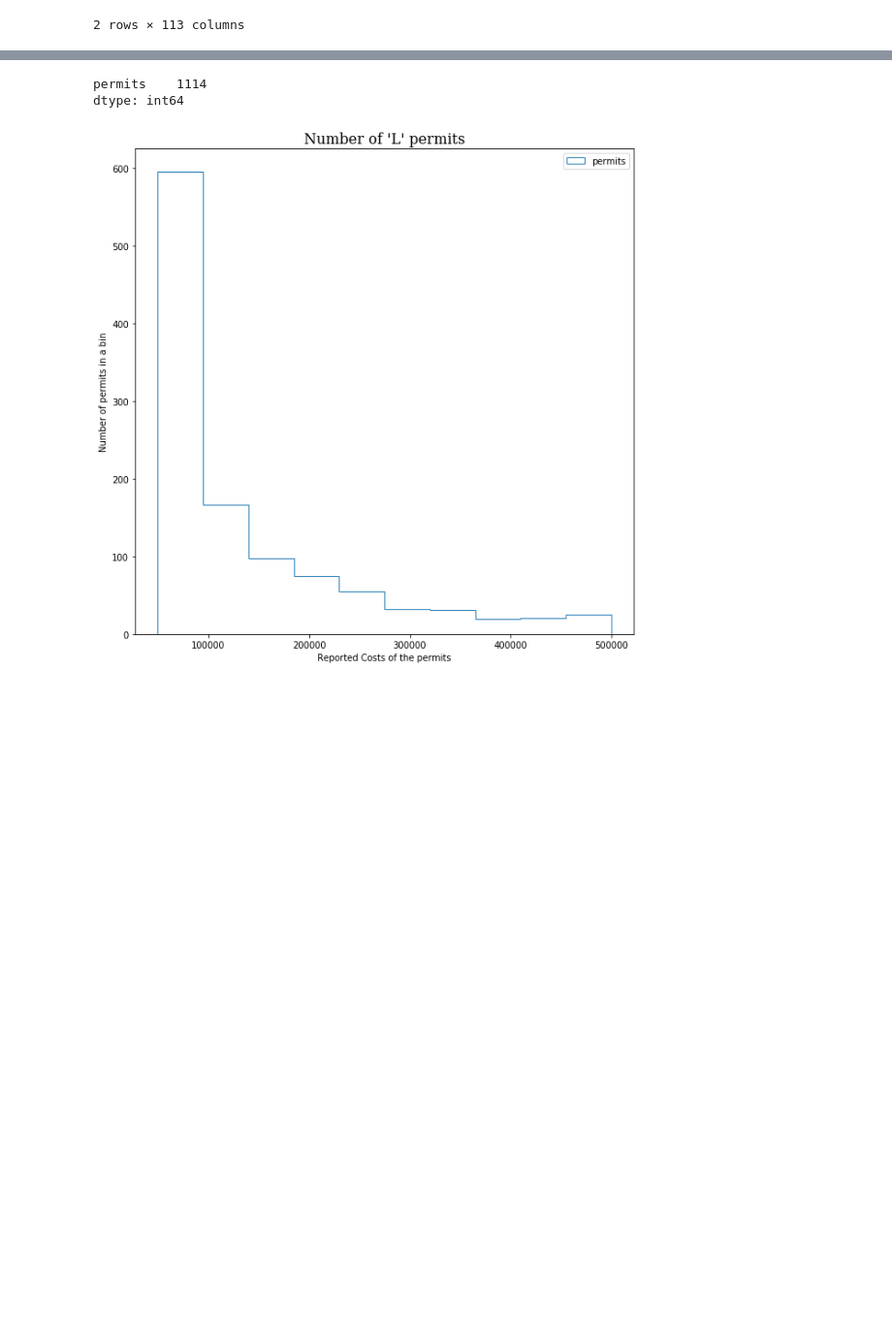
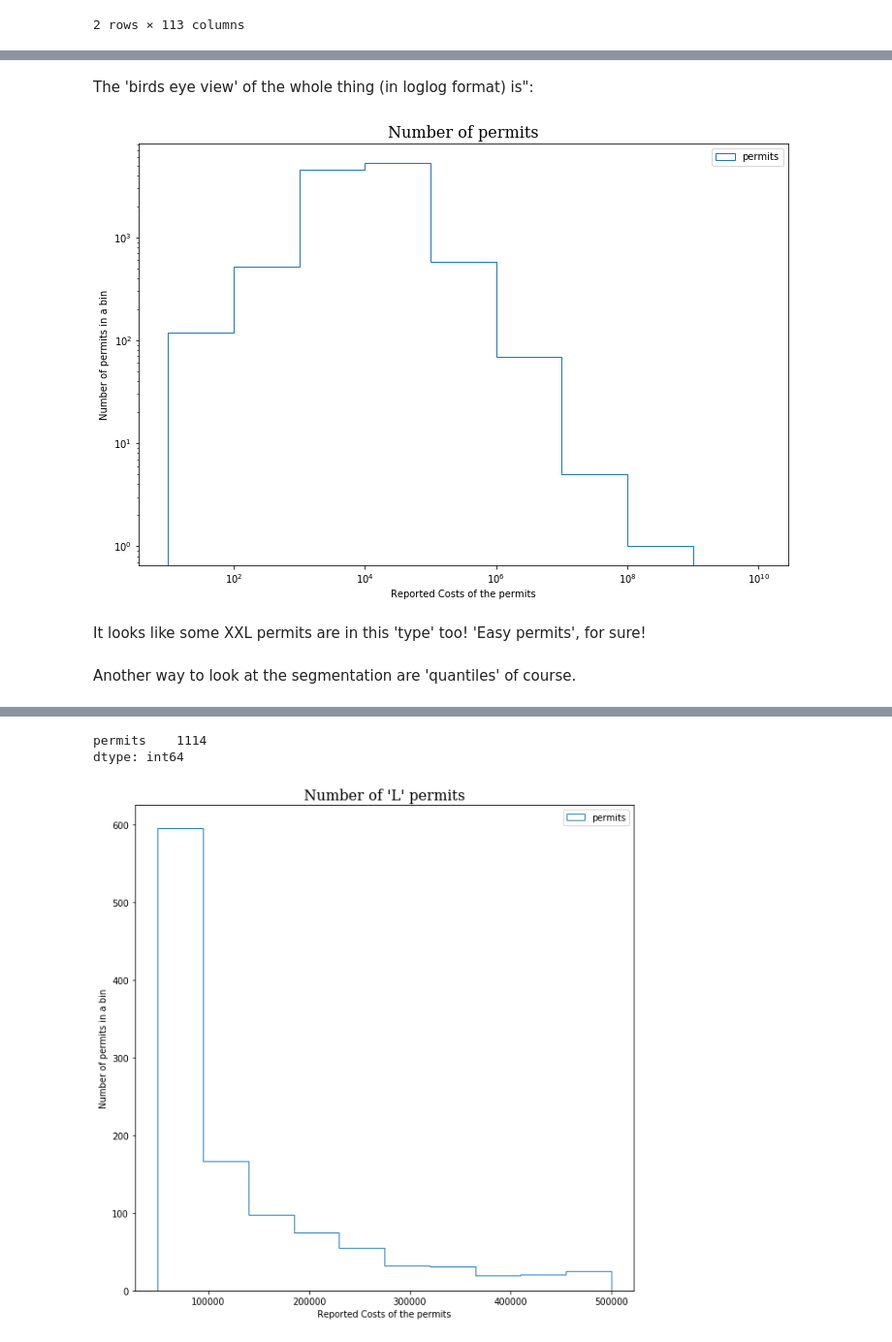
Before and after one commit to alxfed/permit-data-analysis, a Jupyter notebook: ep_data_distribution.ipynb, the cells around one changed output, grey strips where cells are left out. Shown at 97% size. Cells and saved outputs as stored; diff of their text form; code cells hidden in the pictures; blank space fills up the shorter version.

Commit message:
loglog birds eye view

```diff
--- a/ep_data_distribution.ipynb
+++ b/ep_data_distribution.ipynb
@@ -37 +37,17 @@ permits    14446
 dtype: int64
+# %% [markdown]
+The 'birds eye view' of the whole thing (in loglog format) is":
+# %%
+    font_d = {'family': 'serif', 'color': 'black', 'weight': 'normal', 'size': 16}
+    bins = numpy.logspace(start=1, stop=10, num=10, endpoint=True)
+    Fig_1 = reported_costs.plot(bins=bins, kind='hist', histtype='step', loglog=True, figsize=(12,8))
+    Fig_1.set_title("Number of permits", fontdict=font_d)
+    Fig_1.set_xlabel('Reported Costs of the permits')
+    Fig_1.set_ylabel('Number of permits in a bin')
+    plt.show()
+# %% [output]
+[figure, added]
+# %% [markdown]
+It looks like some XXL permits are in this 'type' too! 'Easy permits', for sure!
+# %% [markdown]
+Another way to look at the segmentation are 'quantiles' of course.
```
Also changed, not shown: parts of 5 cells of this notebook.
